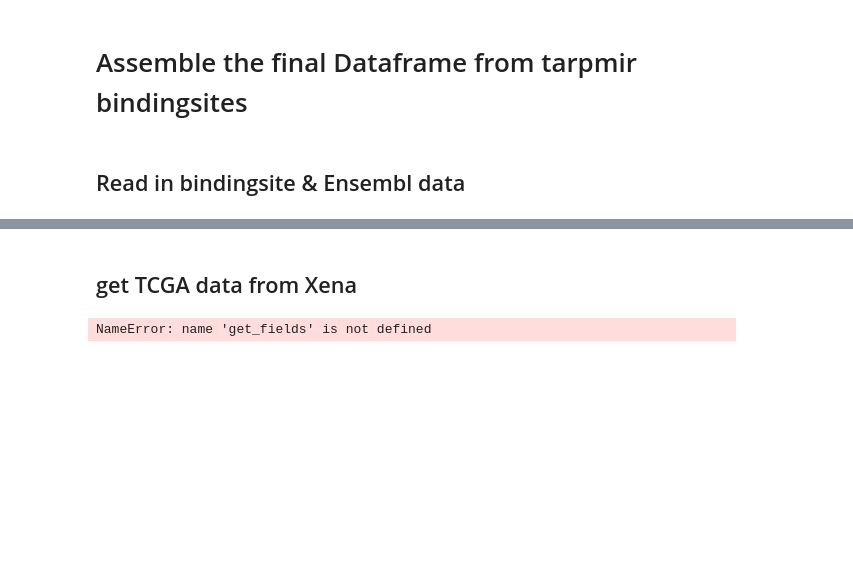
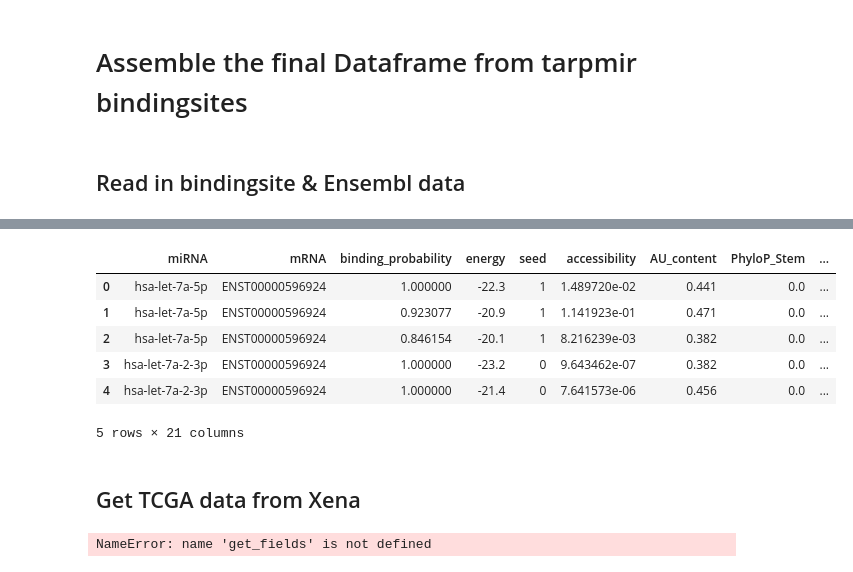
Before and after one commit to lenamariahackl/alt-splicing-mirna-reg, a Jupyter notebook: elastic_net.ipynb, the cells around one changed output, grey strips where cells are left out. Drawn from its saved outputs; the diff is of its cells as text; code cells hidden in the pictures; blank space fills up the shorter version.

```diff
--- a/elastic_net.ipynb
+++ b/elastic_net.ipynb
@@ -26,3 +19,8 @@ exon_starts, exon_ends = calc_exon_data(chrom_exon_starts, chrom_exon_ends)#TODO
-# %%
-binding_sites = parse_tarp_bs(path_tarp/'new_input/input_miRNA.fasta_exampleA1BG_mRNA.txt.bp')
-binding_sites.to_sql('bs_tap', con=conn)
+# %%
+#executed once, read in from pickled files
+ids = read_in_ids(path/'all_mapping_ids.fasta') # mapping of transcript ids to exon ids
+chrom_exon_starts, exon_starts, exon_ends = calc_exon_data(path) # exon starts and ends per transcript + exon id
+#read in df_gene: gene_id, g_id_v, transcript_id, t_id_v, chromosome, strand, start, end (1-N)
+df_gene = pd.read_csv(path/'gene_infos.csv', dtype={'ensembl_gene_id':str,'ensembl_gene_id_version':str,'ensembl_transcript_id':str, 'ensembl_transcript_id_version':str, 'chromosome_name':'category', 'strand':'int8', 'start_position':int, 'end_position':int})
+del df_gene['Unnamed: 0']
+df_gene.head()
@@ -28,0 +30,9 @@ binding_sites.to_sql('bs_tap', con=conn)
+# %%
+#read in bs
+seperate_bs = []
+for filename in os.listdir(path_tarp):
+    binding_sites = parse_tarp_bs(path_tarp/filename)
+    seperate_bs.append(binding_sites)
+bs = pd.concat(seperate_bs, axis=0, ignore_index=True) #14 388 + 10 326 = 24 714 rows
+#bs.to_feather(path/'read_in_bs.feather')
+print('All predicted bindingsites were read into pandas.')
@@ -29,10 +41,6 @@ binding_sites.to_sql('bs_tap', con=conn)
 # %%
-#old TODO make efficient
-#old : 580 split+pandas+sqlite
-#new: 90+348 #8000 with , \bs_id integer primary key autoincrement \+ split+sqlite
 #parse miRNA and mRNA seed from sequence
-df_main = binding_sites.copy()
-miRNA_sequences = parse_seq(path_tarp/'new_input'/'input_miRNA.fasta')
-df_main['miRNA_seed'] = df_main.apply(lambda row: miRNA_sequences[row['miRNA']], axis=1)
-mRNA_sequences = parse_seq(path_tarp/'new_input'/'exampleA1BG_mRNA.txt')
-df_main['mRNA_bs_seq'] = df_main.apply(lambda row: mRNA_sequences[row['mRNA']][row['bs_start']:row['bs_end']], axis=1)
+miRNA_sequences = parse_seq(path/'input_miRNA.fasta')#2661 miRNAs
+bs['miRNA_seed'] = bs.apply(lambda row: miRNA_sequences[row['miRNA']], axis=1)
+mRNA_sequences = parse_seq(path/'exampleA1BG_mRNA.txt') #TODO change to bigger file with all mRNAs
+bs['mRNA_bs_seq'] = bs.apply(lambda row: mRNA_sequences[row['mRNA']][row['bs_start']:row['bs_end']], axis=1)
@@ -191,5 +65,20 @@ df_gene.head()
+# %%
+#TODO make faster, cython do i need ids? what else can i iterate?, df_gene maybe
+#translate genome position relative to transcript to chromosome
+bs['chrom_bs_start'] = bs.apply(lambda row: pos_to_chrom(row.bs_start, row.mRNA, ids, exon_starts, exon_ends, chrom_exon_starts), axis=1)
+bs['chrom_bs_end'] = bs.apply(lambda row: pos_to_chrom(row.bs_end, row.mRNA, ids, exon_starts, exon_ends, chrom_exon_starts), axis=1)
+bs['bs_id'] = bs.index
+bs.head() #cython 2.9 2.6 2.8  # normal 2.8 2.8 2.9 ???
+# %% [output]
+|  | miRNA | mRNA | binding_probability | energy | seed | accessibility | AU_content | PhyloP_Stem | ... |
+| 0 | hsa-let-7a-5p | ENST00000596924 | 1.000000 | -22.3 | 1 | 1.489720e-02 | 0.441 | 0.0 | ... |
+| 1 | hsa-let-7a-5p | ENST00000596924 | 0.923077 | -20.9 | 1 | 1.141923e-01 | 0.471 | 0.0 | ... |
+| 2 | hsa-let-7a-5p | ENST00000596924 | 0.846154 | -20.1 | 1 | 8.216239e-03 | 0.382 | 0.0 | ... |
+| 3 | hsa-let-7a-2-3p | ENST00000596924 | 1.000000 | -23.2 | 0 | 9.643462e-07 | 0.382 | 0.0 | ... |
+| 4 | hsa-let-7a-2-3p | ENST00000596924 | 1.000000 | -21.4 | 0 | 7.641573e-06 | 0.456 | 0.0 | ... |
+5 rows × 21 columns
 # %% [markdown]
-## get TCGA data from Xena
+## Get TCGA data from Xena
 # %%
 import xenaPython as xena
 cohort = 'TCGA PanCanAtlas'
```
Also changed, not shown: parts of 46 cells of this notebook, 1 other file.
